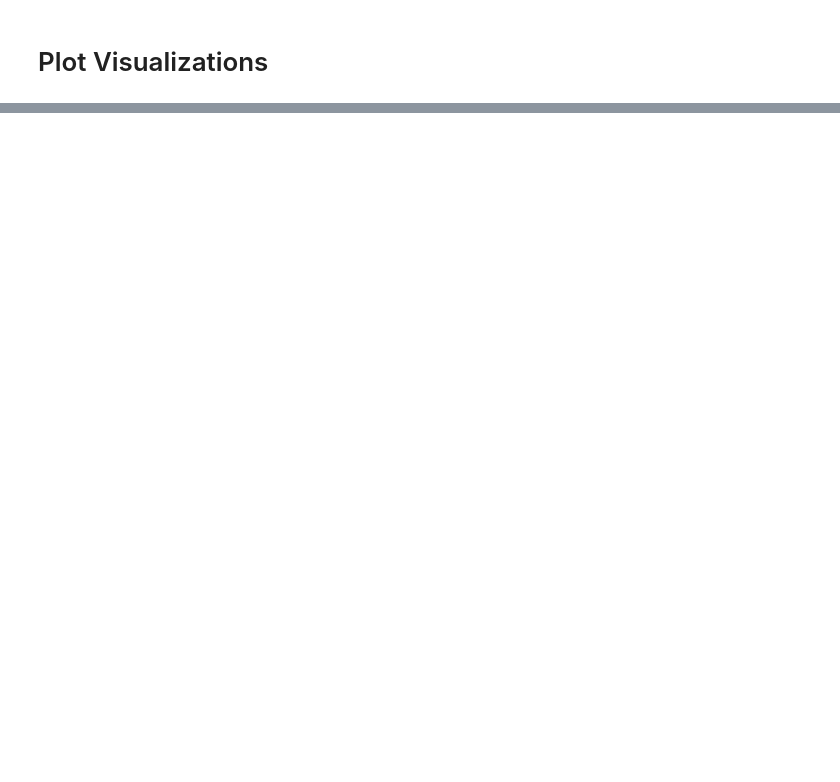
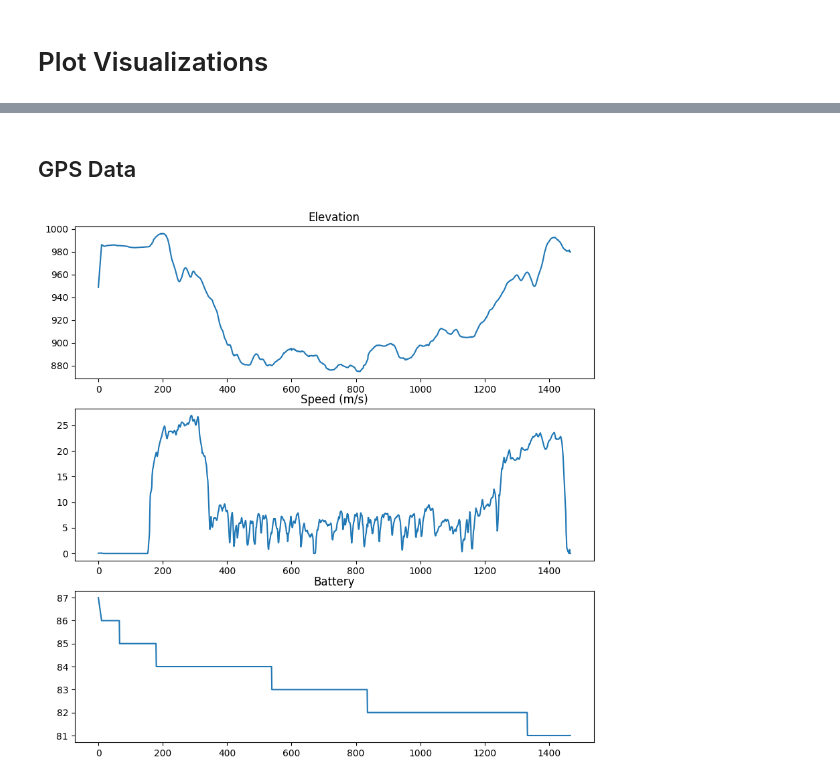
Before and after one commit to binDebug3/CarKalmanFilter, a Jupyter notebook: data_cleaning.ipynb, the cells around one changed output, grey strips where cells are left out. Drawn from its saved outputs; the diff is of its cells as text; code cells hidden in the pictures; blank space fills up the shorter version.

```diff
--- a/data_cleaning.ipynb
+++ b/data_cleaning.ipynb
@@ -306,0 +369,25 @@ plt.show()
+# %% [markdown]
+## GPS Data
+# %%
+#set plot
+plt.figure(figsize=(10, 10))
+sep = 100
+end = 20000
+
+#plot elevation
+plt.subplot(3, 1, 1)
+plt.plot(gps["elevation"])
+plt.title("Elevation")
+
+#plot speed
+plt.subplot(3, 1, 2)
+plt.plot(gps["speed_meters_per_second"])
+plt.title("Speed (m/s)")
+
+#plot battery
+plt.subplot(3, 1, 3)
+plt.plot(gps["battery"])
+plt.title("Battery")
+plt.show()
+# %% [output]
+[figure, added]
```
Also changed, not shown: parts of 13 cells of this notebook, 5 other files.
